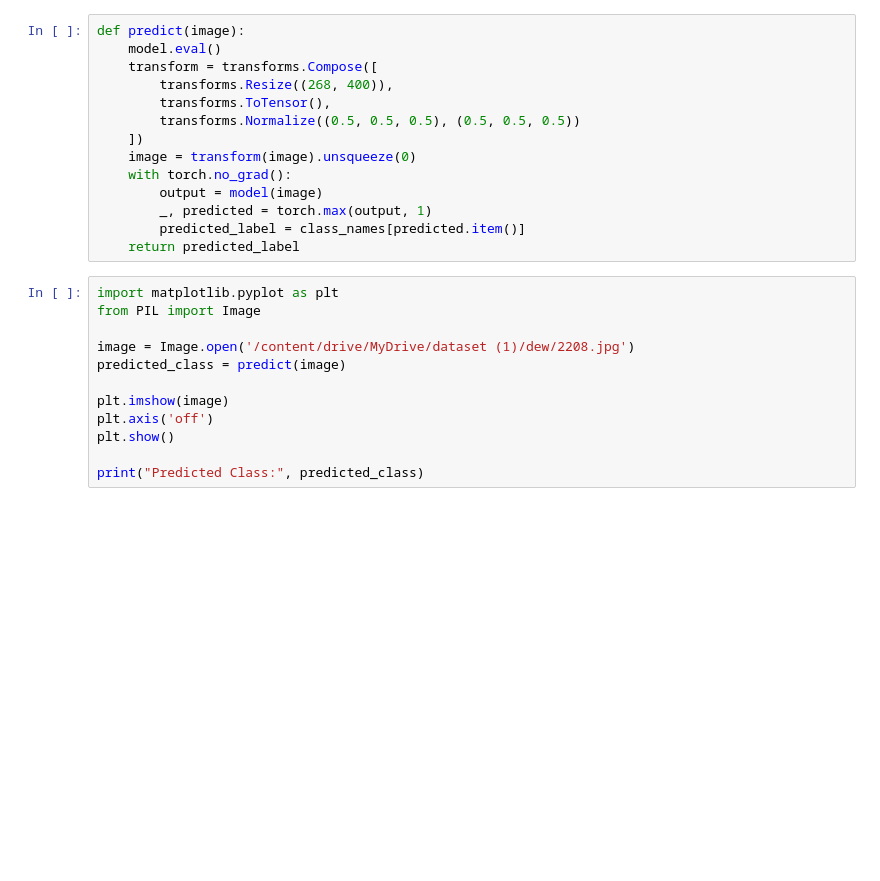
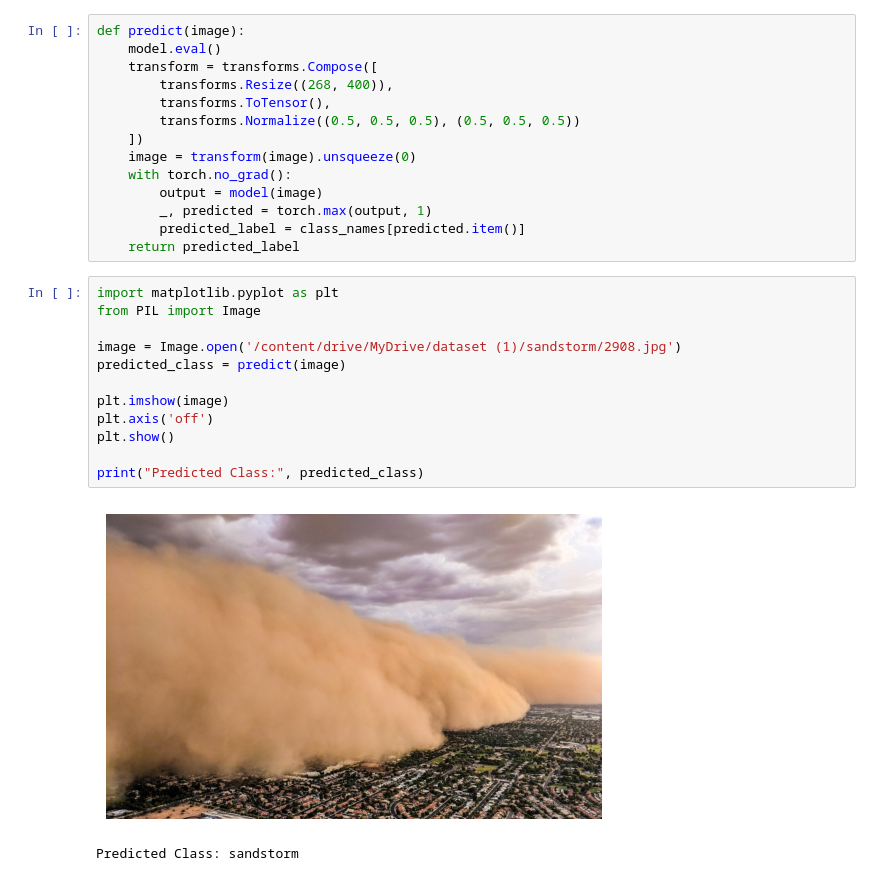
Before and after one commit to nooralotibi/classifier, a Jupyter notebook: part1.ipynb, the cells around one changed output. Cells and saved outputs as stored; diff of their text form; blank space fills up the shorter version.

```diff
--- a/part1.ipynb
+++ b/part1.ipynb
@@ -276,12 +276,15 @@ def predict(image):
 # %%
 import matplotlib.pyplot as plt
 from PIL import Image
 
-image = Image.open('/content/drive/MyDrive/dataset (1)/dew/2208.jpg')
+image = Image.open('/content/drive/MyDrive/dataset (1)/sandstorm/2908.jpg')
 predicted_class = predict(image)
 
 plt.imshow(image)
 plt.axis('off')
 plt.show()
 
 print("Predicted Class:", predicted_class)
+# %% [output]
+[figure, added]
+Predicted Class: sandstorm
```
Also changed, not shown: parts of 2 cells of this notebook.
